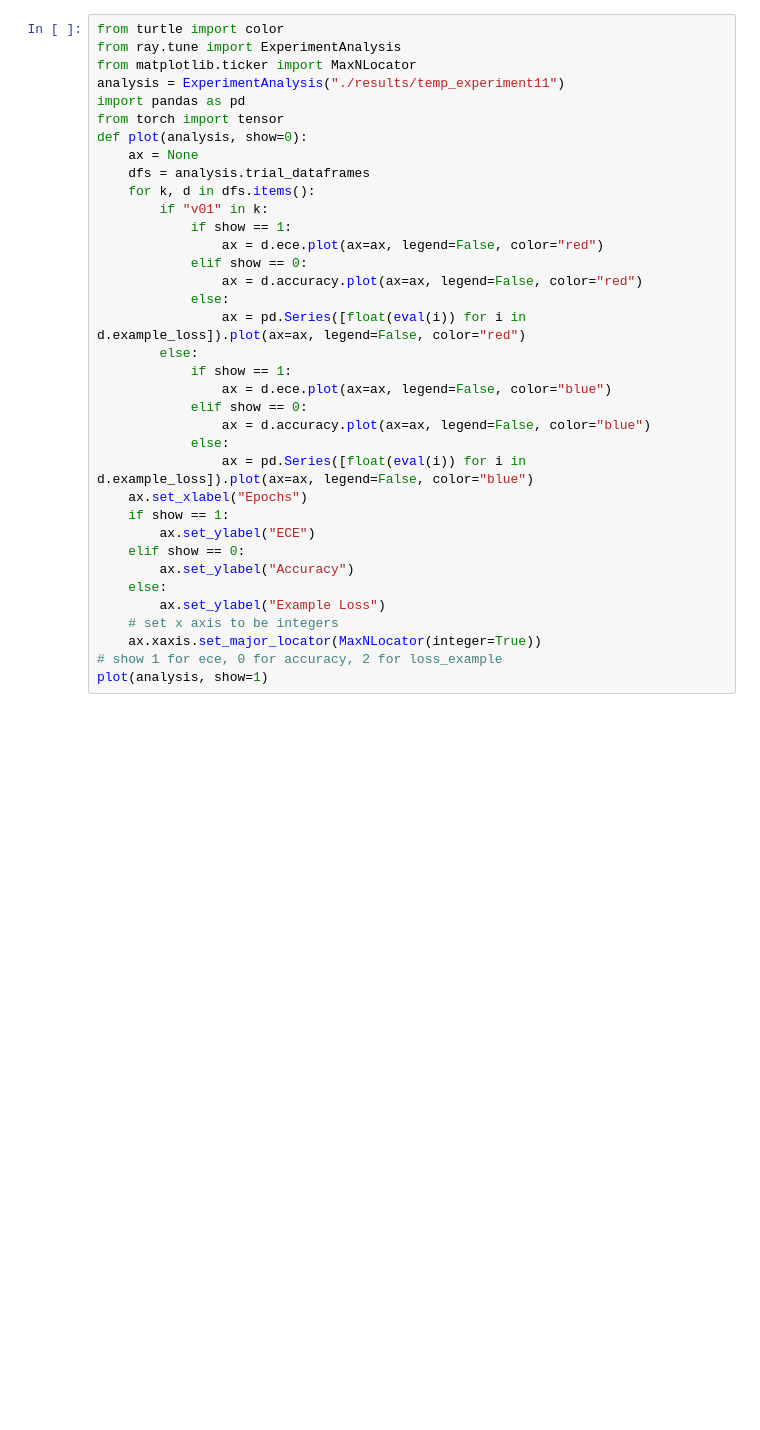
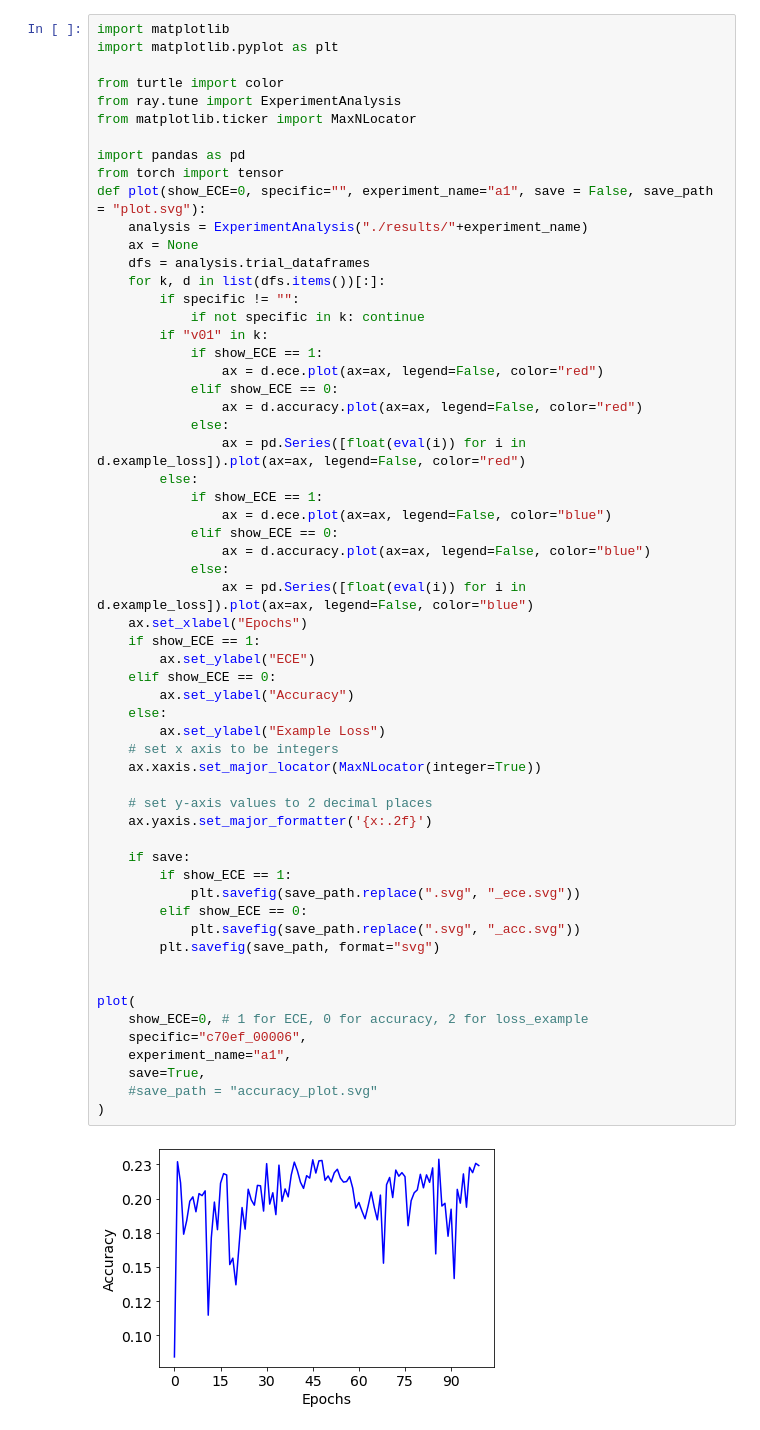
Before and after one commit to phlreich/itakura-saito-loss, a Jupyter notebook: whiteboard.ipynb, the cells around one changed output. Cells and saved outputs as stored; diff of their text form; blank space fills up the shorter version.

```diff
--- a/whiteboard.ipynb
+++ b/whiteboard.ipynb
@@ -1,37 +1,62 @@
 # %%
+import matplotlib
+import matplotlib.pyplot as plt
+
 from turtle import color
 from ray.tune import ExperimentAnalysis
 from matplotlib.ticker import MaxNLocator
-analysis = ExperimentAnalysis("./results/temp_experiment11")
+
 import pandas as pd
 from torch import tensor
-def plot(analysis, show=0):
+def plot(show_ECE=0, specific="", experiment_name="a1", save = False, save_path = "plot.svg"):
+    analysis = ExperimentAnalysis("./results/"+experiment_name)
     ax = None
     dfs = analysis.trial_dataframes
-    for k, d in dfs.items():
+    for k, d in list(dfs.items())[:]:
+        if specific != "":
+            if not specific in k: continue
         if "v01" in k:
-            if show == 1:
+            if show_ECE == 1:
                 ax = d.ece.plot(ax=ax, legend=False, color="red")
-            elif show == 0:
+            elif show_ECE == 0:
                 ax = d.accuracy.plot(ax=ax, legend=False, color="red")
             else:
                 ax = pd.Series([float(eval(i)) for i in d.example_loss]).plot(ax=ax, legend=False, color="red")
         else:
-            if show == 1:
+            if show_ECE == 1:
                 ax = d.ece.plot(ax=ax, legend=False, color="blue")
-            elif show == 0:
+            elif show_ECE == 0:
                 ax = d.accuracy.plot(ax=ax, legend=False, color="blue")
             else:
                 ax = pd.Series([float(eval(i)) for i in d.example_loss]).plot(ax=ax, legend=False, color="blue")
     ax.set_xlabel("Epochs")
-    if show == 1:
+    if show_ECE == 1:
         ax.set_ylabel("ECE")
-    elif show == 0:
+    elif show_ECE == 0:
         ax.set_ylabel("Accuracy")
     else:
         ax.set_ylabel("Example Loss")
     # set x axis to be integers
     ax.xaxis.set_major_locator(MaxNLocator(integer=True))
-# show 1 for ece, 0 for accuracy, 2 for loss_example
-plot(analysis, show=1)
+
+    # set y-axis values to 2 decimal places
+    ax.yaxis.set_major_formatter('{x:.2f}')
+
+    if save:
+        if show_ECE == 1:
+            plt.savefig(save_path.replace(".svg", "_ece.svg"))
+        elif show_ECE == 0:
+            plt.savefig(save_path.replace(".svg", "_acc.svg"))
+        plt.savefig(save_path, format="svg")
+
+
+plot(
+    show_ECE=0, # 1 for ECE, 0 for accuracy, 2 for loss_example
+    specific="c70ef_00006",
+    experiment_name="a1",
+    save=True,
+    #save_path = "accuracy_plot.svg"
+)
+# %% [output]
+[figure, added]
 # %%
```
Also changed, not shown: parts of 13 cells of this notebook, 7 other files.
